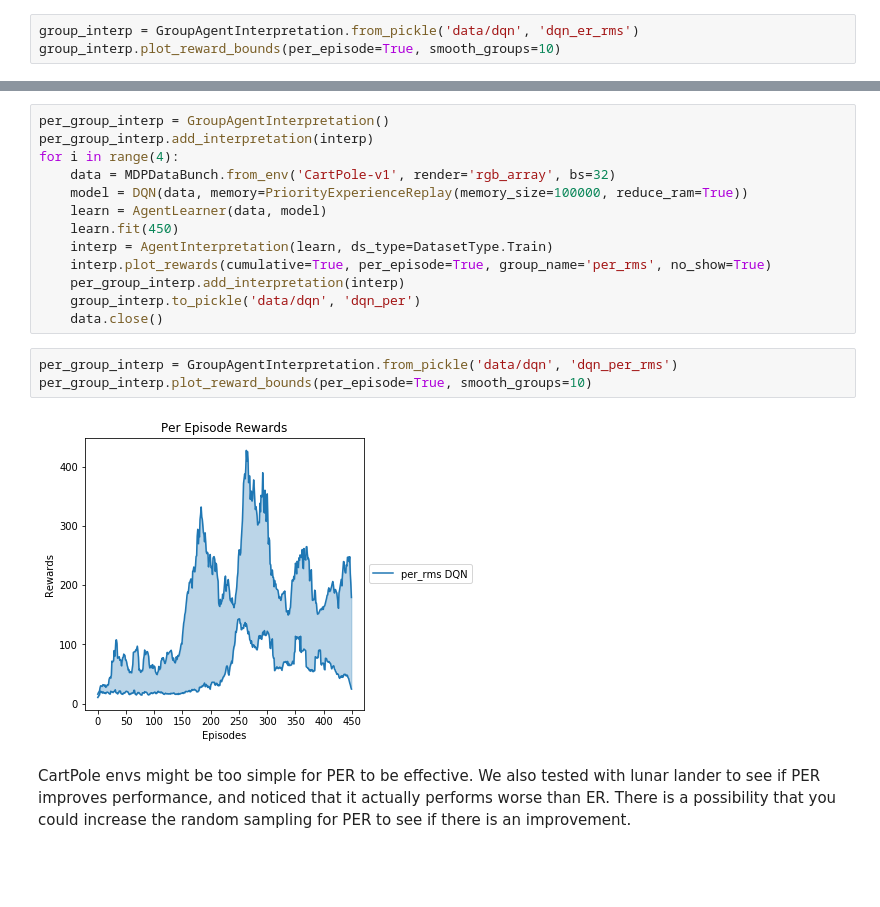
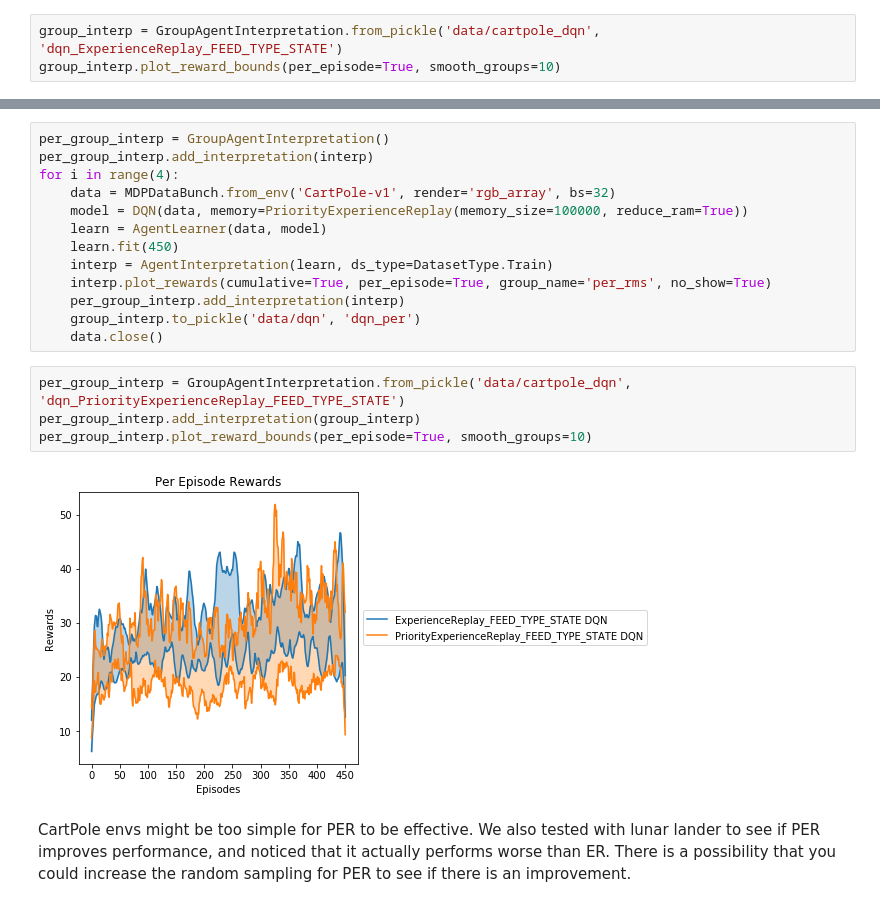
Before and after one commit to josiahls/fast-reinforcement-learning, a Jupyter notebook: docs_src/rl.agents.dqn.ipynb, the cells around one changed output, grey strips where cells are left out. Cells and saved outputs as stored; diff of their text form; blank space fills up the shorter version.

```diff
--- a/docs_src/rl.agents.dqn.ipynb
+++ b/docs_src/rl.agents.dqn.ipynb
@@ -111,6 +111,6 @@ for i in range(5):
     group_interp.to_pickle('data/dqn', 'dqn_er_rms')
     data.close()
 # %%
-group_interp = GroupAgentInterpretation.from_pickle('data/dqn', 'dqn_er_rms')
+group_interp = GroupAgentInterpretation.from_pickle('data/cartpole_dqn', 'dqn_ExperienceReplay_FEED_TYPE_STATE')
 group_interp.plot_reward_bounds(per_episode=True, smooth_groups=10)
 # %% [output]
@@ -139,10 +139,11 @@ for i in range(4):
     group_interp.to_pickle('data/dqn', 'dqn_per')
     data.close()
 # %%
-per_group_interp = GroupAgentInterpretation.from_pickle('data/dqn', 'dqn_per_rms')
+per_group_interp = GroupAgentInterpretation.from_pickle('data/cartpole_dqn', 'dqn_PriorityExperienceReplay_FEED_TYPE_STATE')
+per_group_interp.add_interpretation(group_interp)
 per_group_interp.plot_reward_bounds(per_episode=True, smooth_groups=10)
 # %% [output]
-[figure, old version]
+[figure, new version]
 # %% [markdown]
 CartPole envs might be too simple for PER to be effective. We also tested with lunar lander to see if PER improves performance, and noticed that it actually performs worse than ER. There is a possibility that you could increase the random sampling for PER to see if there is an improvement.
 # %%
```
Also changed, not shown: parts of 1 cell of this notebook, 10 other files.
